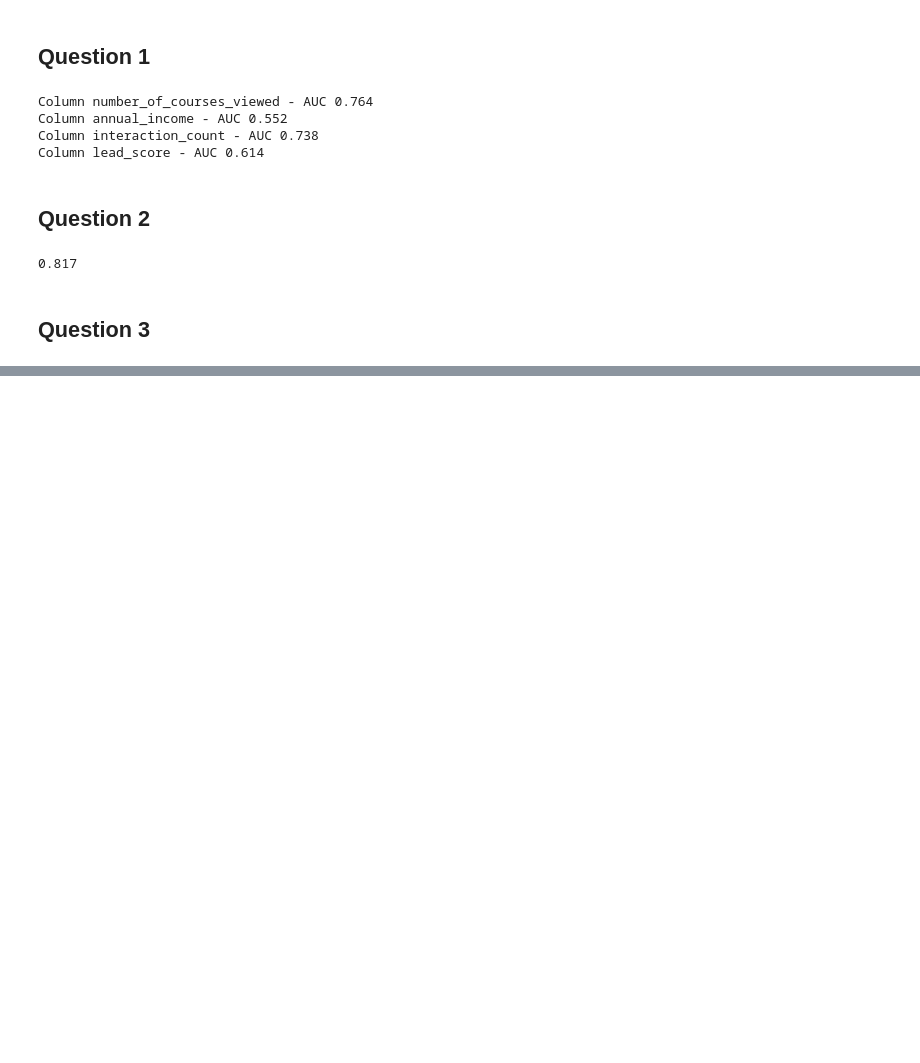
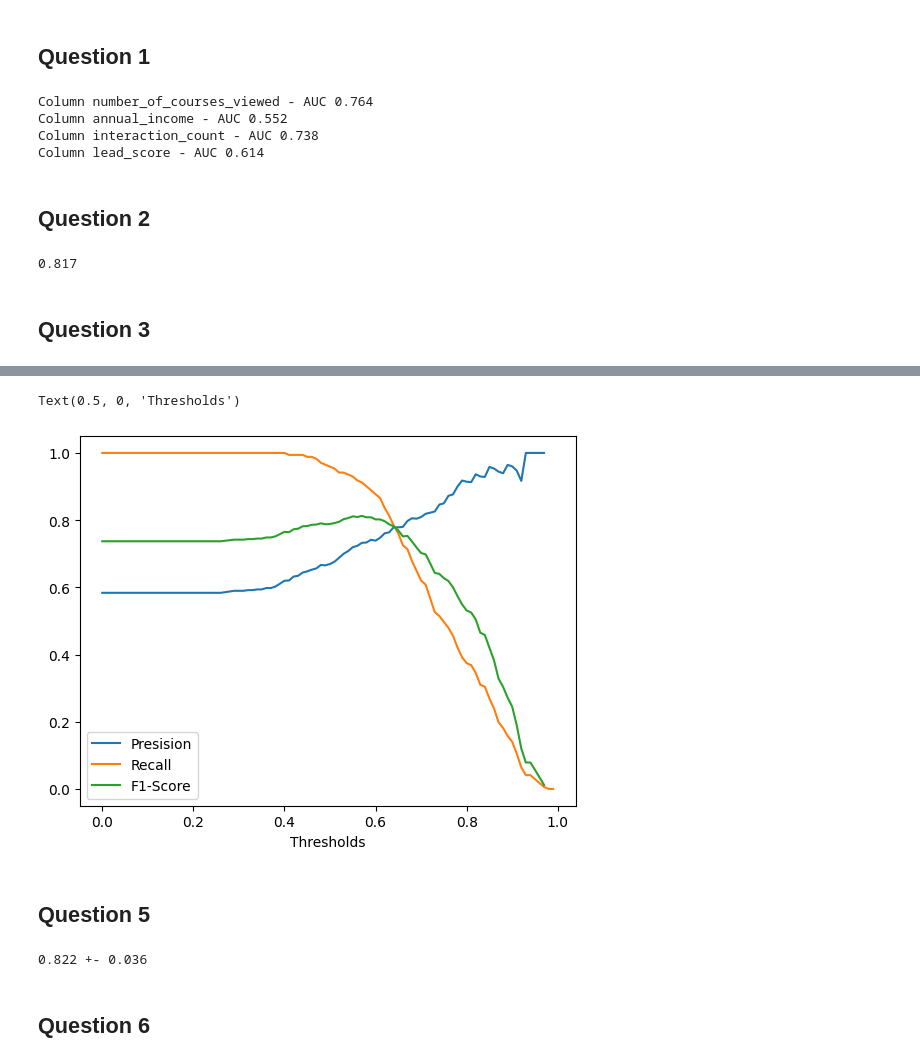
Before and after one commit to Ninodg/ml-zoomcamp-2025-homework, a Jupyter notebook: 04-homework/homework4.ipynb, the cells around one changed output, grey strips where cells are left out. Drawn from its saved outputs; the diff is of its cells as text; code cells hidden in the pictures; blank space fills up the shorter version.

```diff
--- a/04-homework/homework4.ipynb
+++ b/04-homework/homework4.ipynb
@@ -158,0 +220,19 @@ print(round(auc_result, 3))
+# %%
+# F1 score
+f1_scores = []
+for index, t in enumerate(thresholds):
+    f1 = 2 * (precision_results[index] * recall_results[index]) / (precision_results[index] + recall_results[index])
+    f1_scores.append(f1)
+# %%
+plt.plot(thresholds, precision_results, label='Presision')
+plt.plot(thresholds, recall_results, label='Recall')
+plt.plot(thresholds, f1_scores, label='F1-Score')
+plt.legend()
+plt.xlabel('Thresholds')
+
+# The option that is closer to the plot maximum F1 score is 0.54
+# %% [output]
+Text(0.5, 0, 'Thresholds')
+[figure, added]
+# %% [markdown]
+## Question 5
@@ -158,0 +256,24 @@ print(round(auc_result, 3))
+# %%
+n_folds = 5
+
+kfold = KFold(n_splits=5, shuffle=True, random_state=1)
+
+scores = []
+
+for train_idx, val_idx in tqdm(kfold.split(df_full_train)):
+
+    df_train = df_full_train.iloc[train_idx]
+    df_val = df_full_train.iloc[val_idx]
+
+    y_train = df_train.converted.values
+    y_val = df_val.converted.values
+
+    dv, model = train(df_train, y_train)
+    y_pred = predict(df_val, dv, model)
+
+    auc = roc_auc_score(y_val, y_pred)
+    scores.append(auc)
+
+print('%.3f +- %.3f' % (np.mean(scores), np.std(scores)))
+# %% [output]
+0.822 +- 0.036
@@ -158,0 +283,2 @@ print(round(auc_result, 3))
+# %% [markdown]
+## Question 6
```
Also changed, not shown: parts of 10 cells of this notebook.
